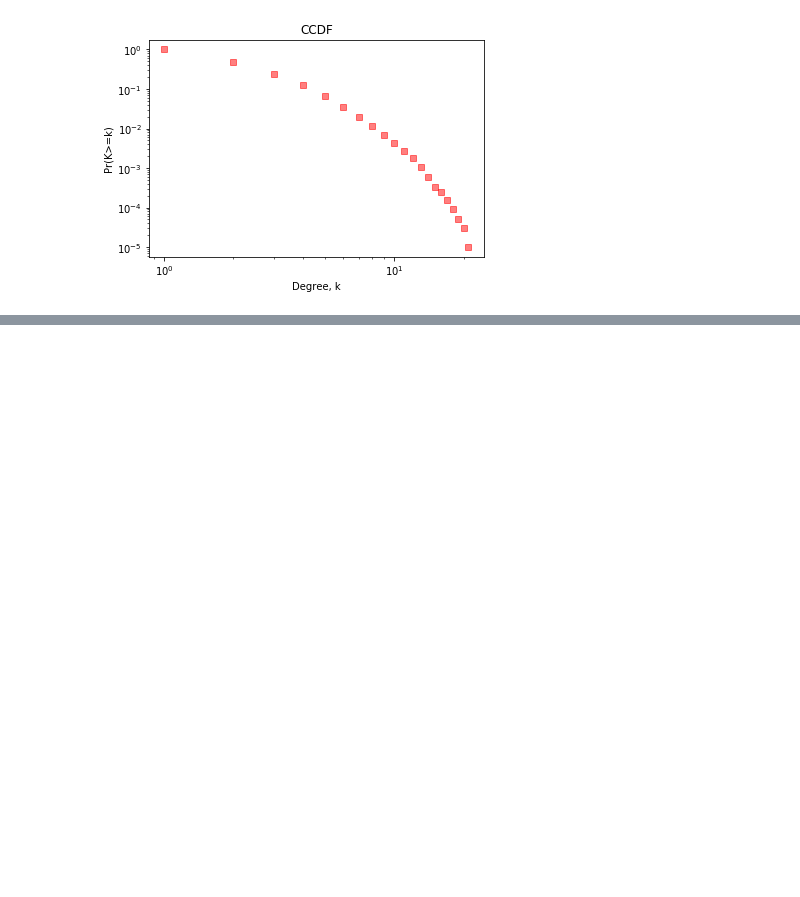
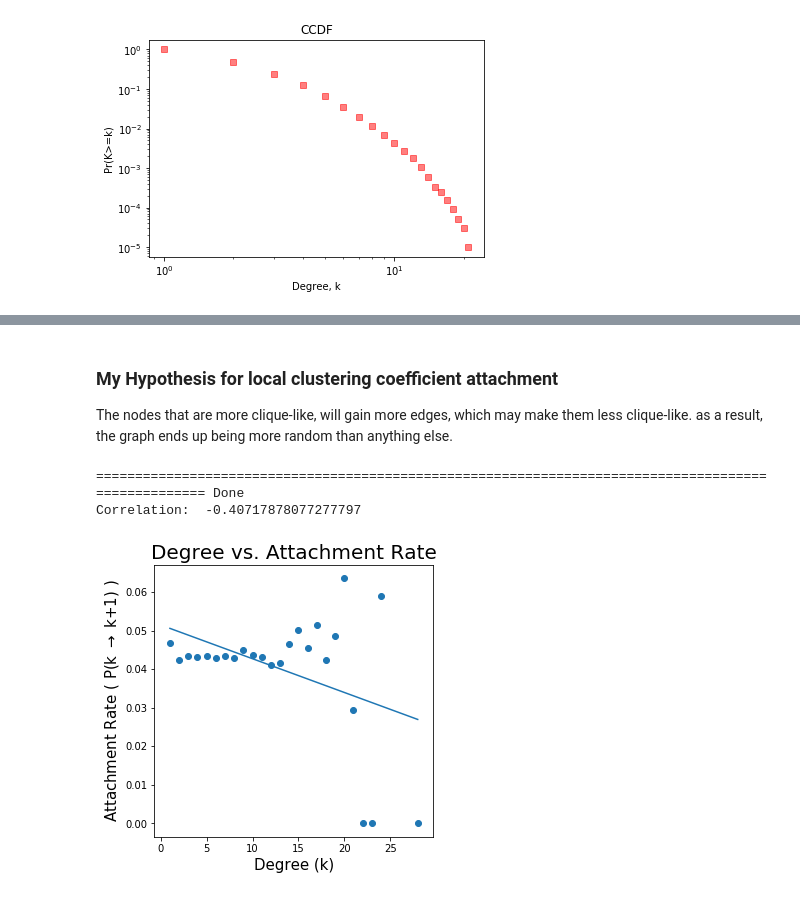
Before and after one commit to thomasy314/Preferential-Attachment, a Jupyter notebook: Pref_Attach.ipynb, the cells around one changed output, grey strips where cells are left out. Drawn from its saved outputs; the diff is of its cells as text; code cells hidden in the pictures; blank space fills up the shorter version.

```diff
--- a/Pref_Attach.ipynb
+++ b/Pref_Attach.ipynb
@@ -581,0 +614,23 @@ print(np.random.choice(list({1: 0, 2: 0}.keys())))
+# %% [markdown]
+### My Hypothesis for local clustering coefficient attachment
+
+The nodes that are more clique-like, will gain more edges, which may make them less clique-like.
+  as a result, the graph ends up being more random than anything else.
+# %%
+# Graph parameters
+size = 1000
+params = [size]
+
+# Test parameters
+interval = 100
+start = 500
+iterations = 500
+
+k_incr = test_graph(efficient_uniform_local_clustering_coef, params, start, interval, iterations)
+
+slope, intercept, r_value, p_value, std_err = model_stats(k_incr);
+print("Correlation: ", r_value)
+# %% [output]
+==================================================================================================== Done
+Correlation:  -0.40717878077277797
+[figure, added]
```
Also changed, not shown: parts of 14 cells of this notebook.
